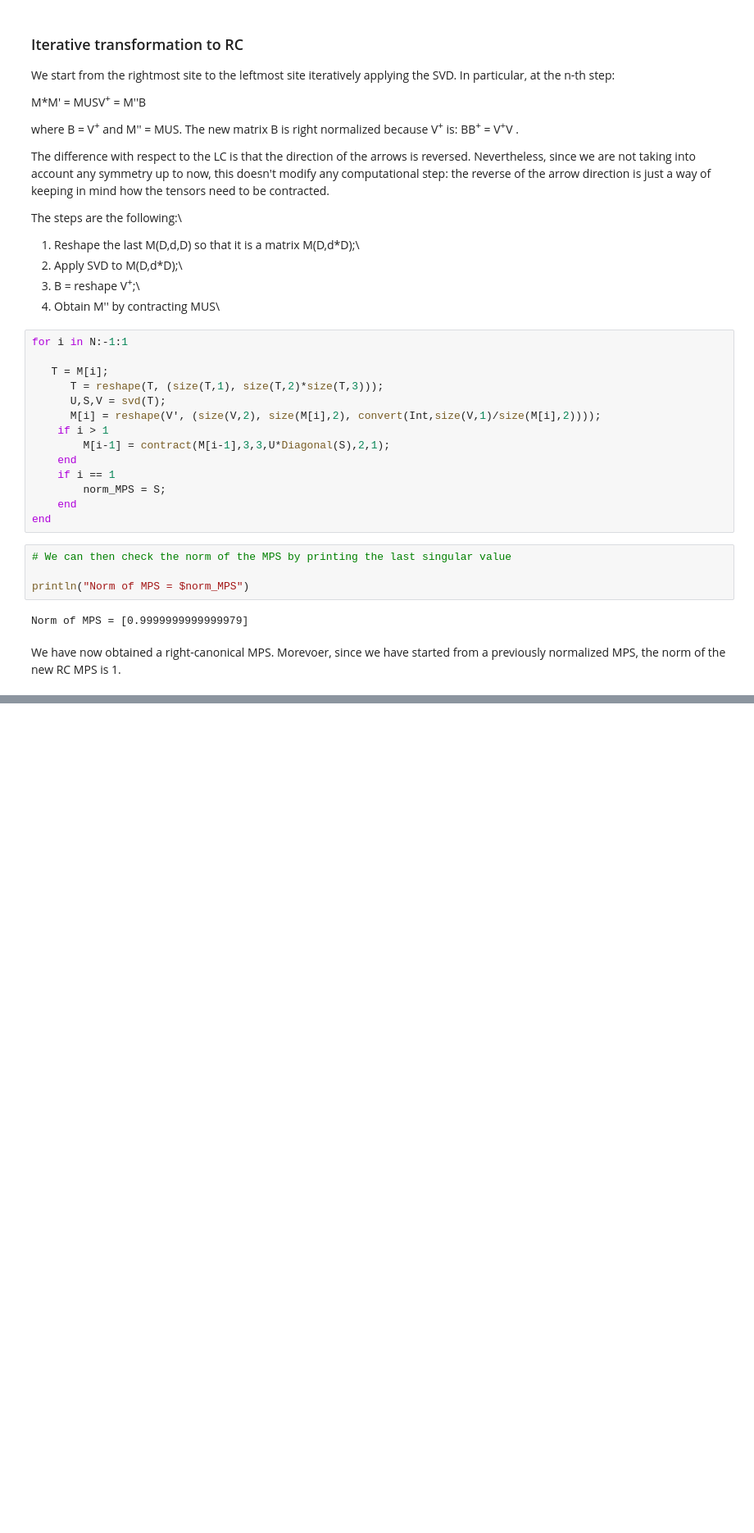
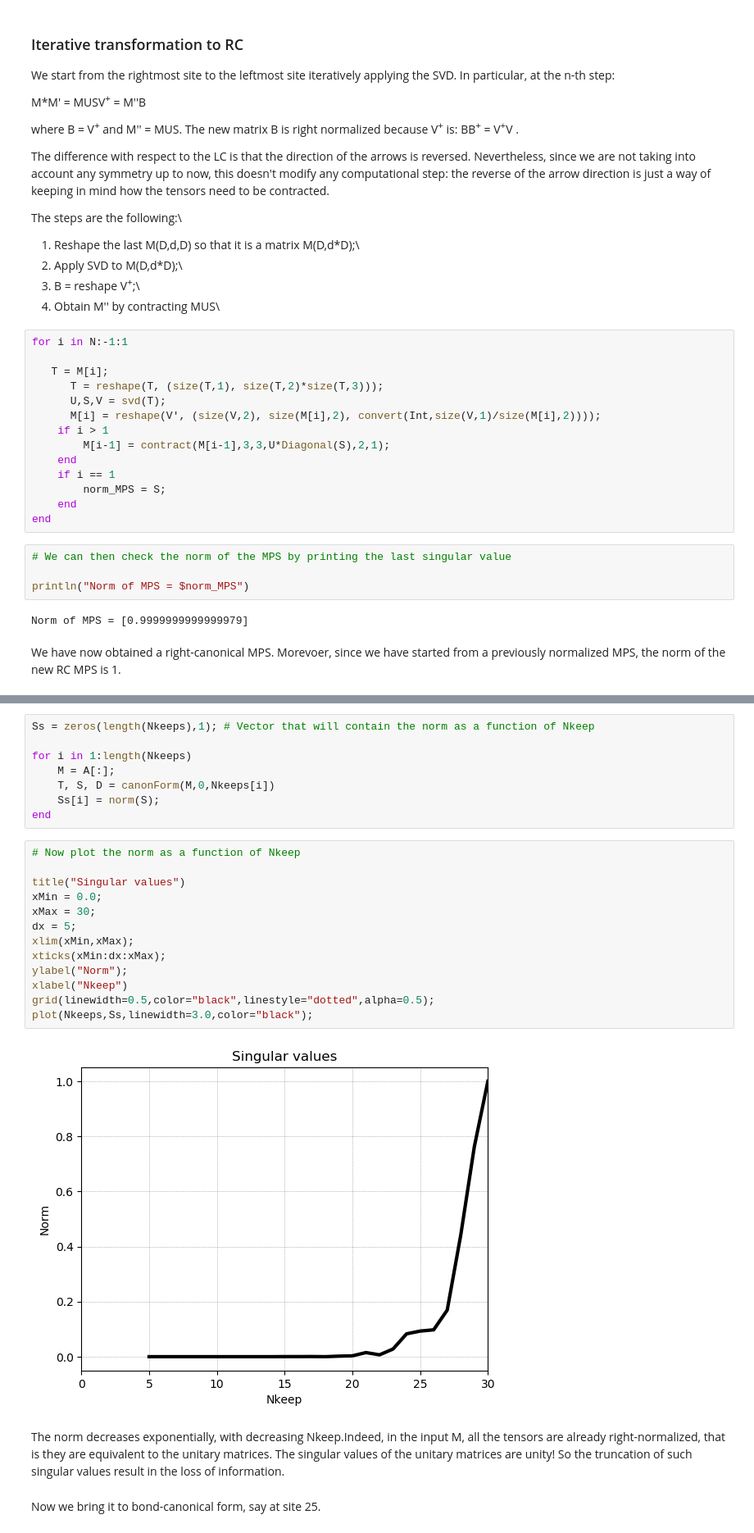
Before and after one commit to DromaninCM/JTensorNetwork, a Jupyter notebook: Tutorials/03_Singular_value_decomposition.ipynb, the cells around one changed output, grey strips where cells are left out. Shown at 82% size. Saved outputs shown, nothing was run; the diff lists cells and outputs as text; blank space fills up the shorter version.

```diff
--- a/Tutorials/03_Singular_value_decomposition.ipynb
+++ b/Tutorials/03_Singular_value_decomposition.ipynb
@@ -226,0 +342,27 @@ We have now obtained a right-canonical MPS. Morevoer, since we have started from
+# %%
+Ss = zeros(length(Nkeeps),1); # Vector that will contain the norm as a function of Nkeep
+
+for i in 1:length(Nkeeps)
+    M = A[:];
+    T, S, D = canonForm(M,0,Nkeeps[i])
+    Ss[i] = norm(S);
+end
+# %%
+# Now plot the norm as a function of Nkeep
+
+title("Singular values")
+xMin = 0.0;
+xMax = 30;
+dx = 5;
+xlim(xMin,xMax);
+xticks(xMin:dx:xMax);
+ylabel("Norm");
+xlabel("Nkeep")
+grid(linewidth=0.5,color="black",linestyle="dotted",alpha=0.5);
+plot(Nkeeps,Ss,linewidth=3.0,color="black");
+# %% [output]
+[figure, added]
+# %% [markdown]
+The norm decreases exponentially, with decreasing Nkeep.Indeed, in the input M, all the tensors are already right-normalized, that is they are equivalent to the unitary matrices. The singular values of the unitary matrices are unity! So the truncation of such singular values result in the loss of information.
+# %% [markdown]
+Now we bring it to bond-canonical form, say at site 25.
```
Also changed, not shown: parts of 16 cells of this notebook.
